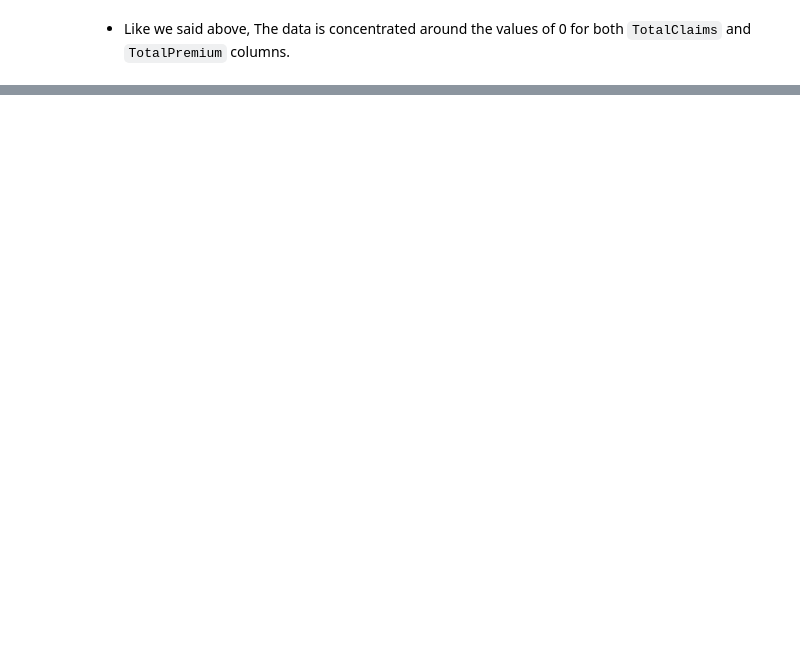
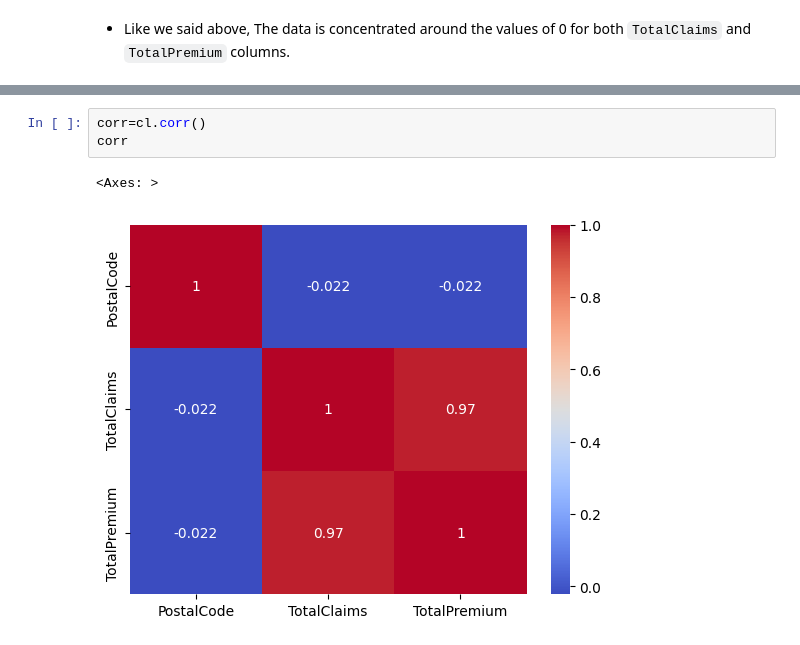
Before and after one commit to Leoul39/AIM-Week_3, a Jupyter notebook: notebooks/EDA.ipynb, the cells around one changed output, grey strips where cells are left out. Drawn from its saved outputs; the diff is of its cells as text; blank space fills up the shorter version.

```diff
--- a/notebooks/EDA.ipynb
+++ b/notebooks/EDA.ipynb
@@ -183,0 +165,6 @@ Name: count, Length: 38959, dtype: int64
+# %%
+corr=cl.corr()
+corr
+# %% [output]
+<Axes: >
+[figure, added]
```
Also changed, not shown: parts of 37 cells of this notebook.
